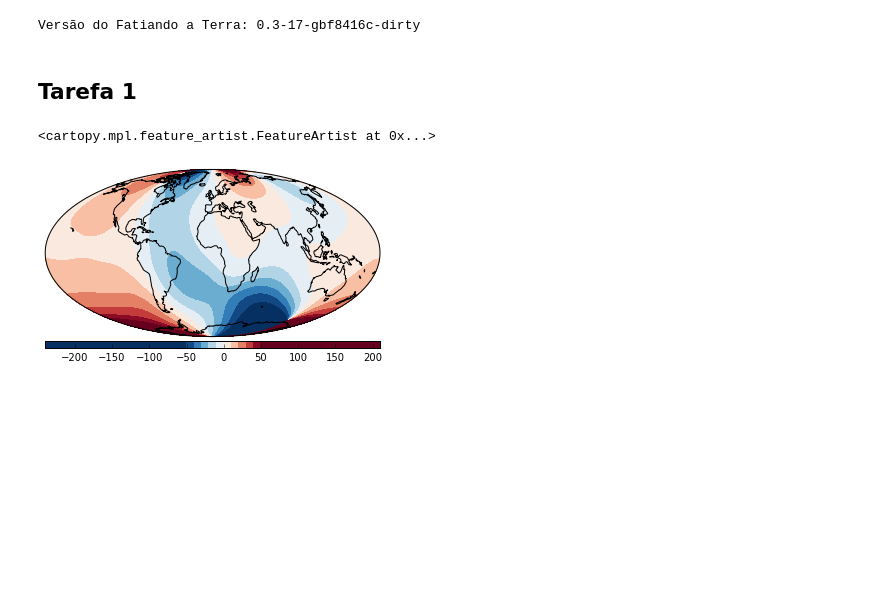
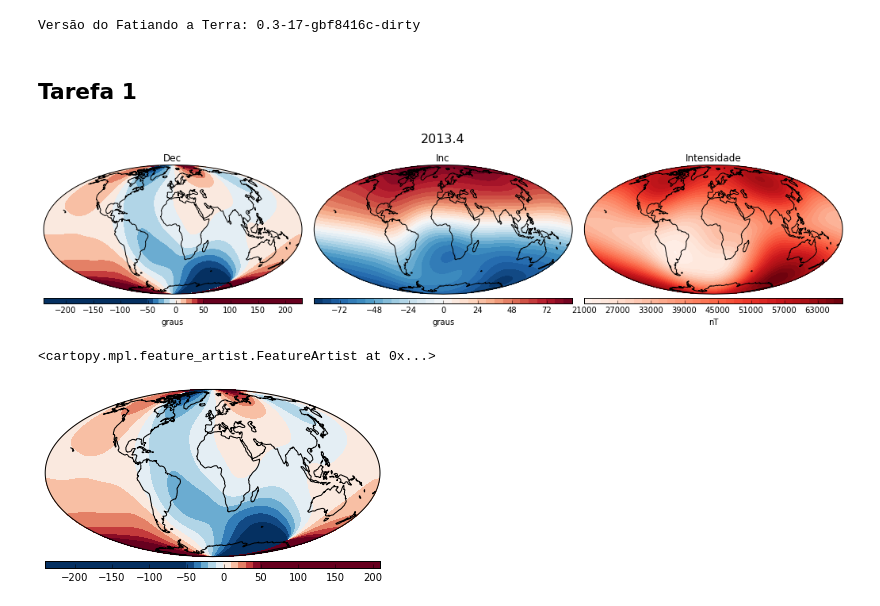
Before and after one commit to leouieda/geofisica1, a Jupyter notebook: lessons/magnetometria/pratica1.ipynb, the cells around one changed output. Saved outputs shown, nothing was run; the diff lists cells and outputs as text; code cells hidden in the pictures; blank space fills up the shorter version.

Commit message:
Change is too small, need every decade
Need to download all the data from the last century and show every
decade.

```diff
--- a/lessons/magnetometria/pratica1.ipynb
+++ b/lessons/magnetometria/pratica1.ipynb
@@ -31,16 +32,3 @@ print('Versão do Fatiando a Terra: {}'.format(fatiando.__version__))
 Versão do Fatiando a Terra: 0.3-17-gbf8416c-dirty
 # %% [markdown]
 ## Tarefa 1
-# %%
-igrf = Grid.load('../../data/igrf-int-2010-2014.csv', usecols=[1, 2, 3, 4], delimiter=',',
-                 column_names=['latitude', 'longitude', 'intensity', 'int_per_year'])
-inc, incpy = np.loadtxt('../../data/igrf-inc-2010-2014.csv', delimiter=',', usecols=[3, 4], unpack=True)
-dec, decpy = np.loadtxt('../../data/igrf-dec-2010-2014.csv', delimiter=',', usecols=[3, 4], unpack=True)
-dec[dec < 0] += 360
-igrf.add_attribute('declination', dec)
-igrf.add_attribute('dec_per_year', decpy)
-igrf.add_attribute('inclination', inc)
-igrf.add_attribute('inc_per_year', incpy)
-igrf = igrf.set_projection(crs.Geodetic()).interp_nans()#.interp((180, 360))
-igrf.declination[igrf.declination > 180] -= 360
-igrf = igrf.interp((180, 360))
@@ -49 +35,32 @@ igrf.dump_csv('../../data/igrf2010.csv', fmt='%5.8f')
+# %%
+igrf = Grid.load('../../data/igrf2010.csv').set_projection(crs.Geodetic())
+igrf.shape = (180, 360)
+# %%
+def plota_igrf(ano):
+    dt = ano - 2010
+    proj = crs.Mollweide()
+    mapa = igrf.reproject(proj)
+    fig, axes = mpl.subplots(1, 3, figsize=(14, 3.5), subplot_kw=dict(projection=proj))
+    fig.suptitle('{}'.format(ano), fontsize=16)
+    ax1, ax2, ax3 = axes
+    plot = mapa.contourf(mapa.declination + dt*mapa.dec_per_year/60,
+                         colorbar='horizontal', levels=80, vmin=-50, vmax=50, ax=ax1)
+    plot.colorbar.set_label('graus')
+    plot = mapa.contourf(mapa.inclination + dt*mapa.inc_per_year/60,
+                         colorbar='horizontal', levels=30, ax=ax2)
+    plot.colorbar.set_label('graus')
+    plot = mapa.contourf(mapa.intensity + dt*mapa.int_per_year,
+                         colorbar='horizontal', levels=30, ax=ax3)
+    plot.colorbar.set_label('nT')
+    ax1.coastlines()
+    ax2.coastlines()
+    ax3.coastlines()
+    ax1.set_title('Dec')
+    ax2.set_title('Inc')
+    ax3.set_title('Intensidade')
+    mpl.tight_layout(pad=0)
+# %%
+widgets.interactive(plota_igrf, ano=widgets.FloatSliderWidget(min=2010, max=2015, step=0.1, value=2010))
+# %% [output]
+[figure, added]
 # %%
```
Also changed, not shown: parts of 4 cells of this notebook.
